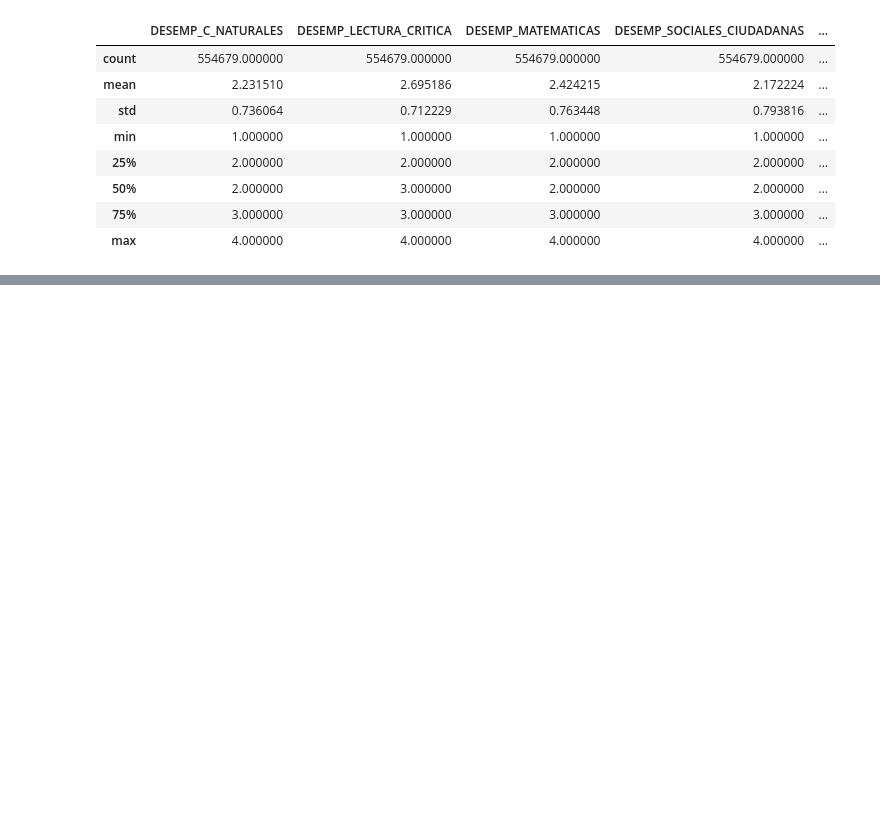
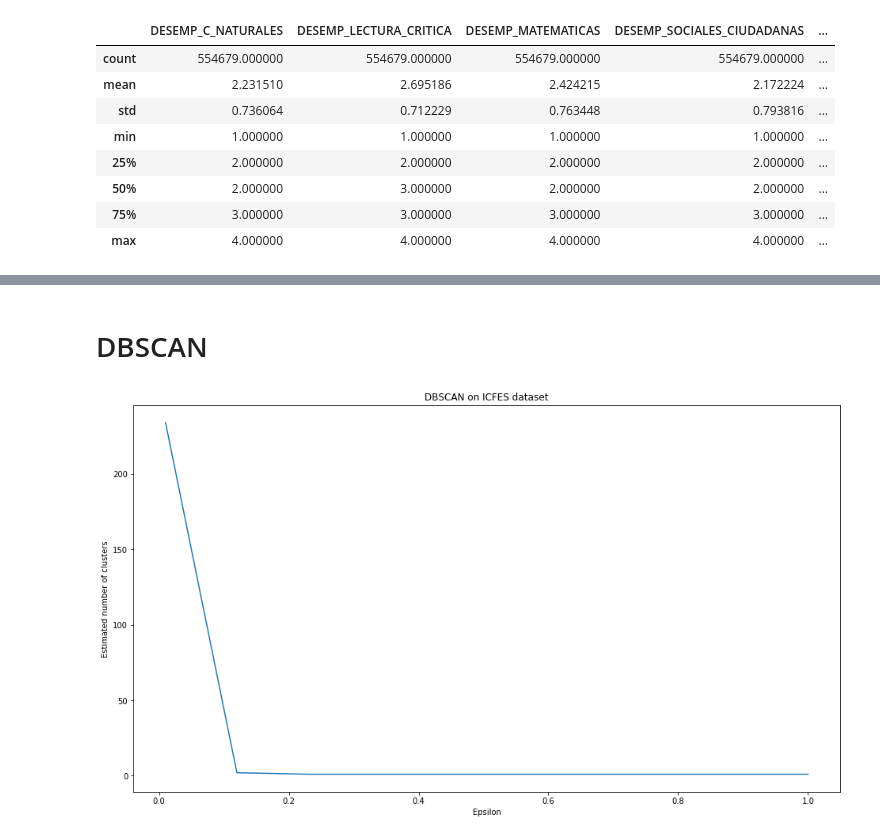
Before and after one commit to ingJSNA/dataMining2018, a Jupyter notebook: ICFES 4 Clustering.ipynb, the cells around one changed output, grey strips where cells are left out. Saved outputs shown, nothing was run; the diff lists cells and outputs as text; code cells hidden in the pictures; blank space fills up the shorter version.

```diff
--- a/ICFES 4 Clustering.ipynb
+++ b/ICFES 4 Clustering.ipynb
@@ -233,0 +313,30 @@ plot_silhouette_score(range_n_clusters)
+# %% [markdown]
+# DBSCAN
+# %%
+def plot_dbscan(X):
+
+    epsilons = np.linspace(0.01, 1, num=10)
+    n_clusters = []
+
+    for eps in epsilons:
+        db = cluster.DBSCAN(eps=eps, min_samples=2, metric='hamming', n_jobs=-1).fit(X)
+        labels = db.labels_
+
+        # Number of clusters in labels, ignoring noise if present.
+        n_clusters.append(len(set(labels)) - (1 if -1 in labels else 0))
+
+    # Plot result
+    fig, ax = plt.subplots(1, 1, figsize=(16, 9))
+
+    ax.plot(epsilons, n_clusters)
+    ax.set_title("DBSCAN on ICFES dataset")
+    ax.set_xlabel("Epsilon")
+    ax.set_ylabel("Estimated number of clusters")
+
+    plt.show()
+
+#############
+
+plot_dbscan(X)
+# %% [output]
+[figure, added]
```
Also changed, not shown: parts of 9 cells of this notebook.
